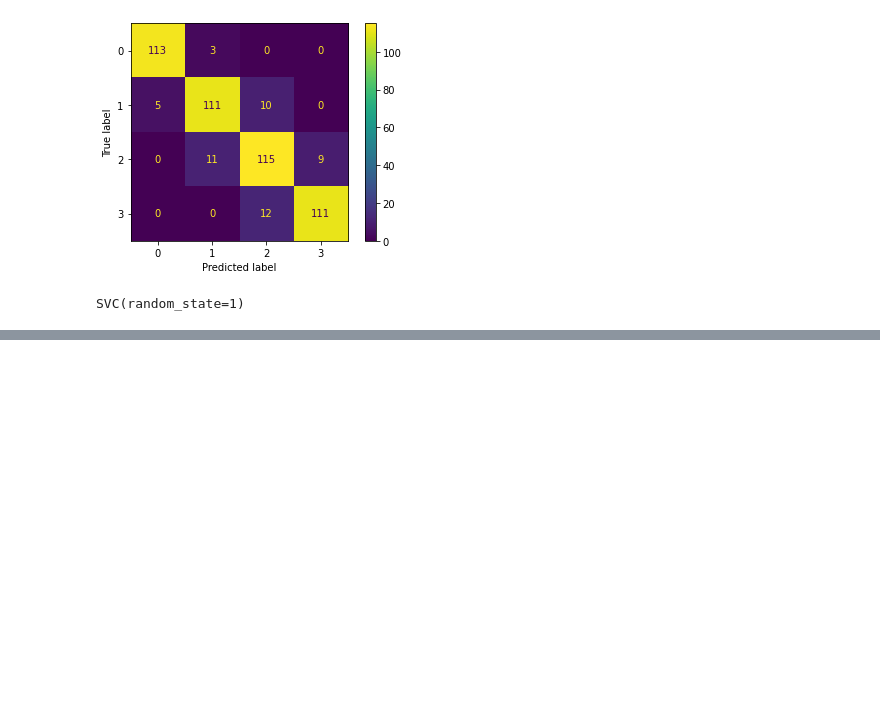
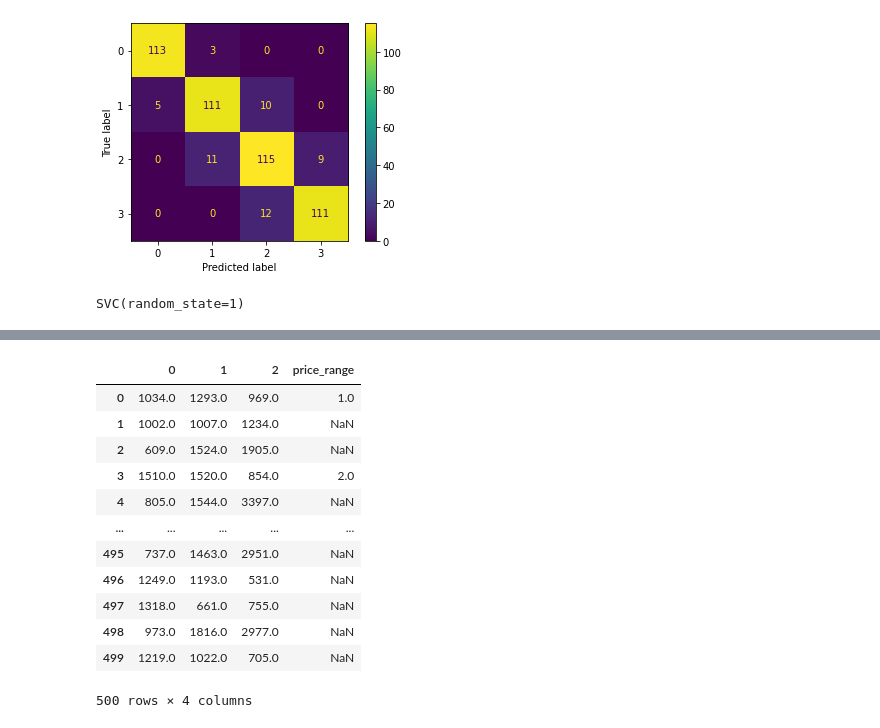
Before and after one commit to ikeinyyo/SSLTelecom, a Jupyter notebook: src/notebooks/02_Preprocessing.ipynb, the cells around one changed output, grey strips where cells are left out. Saved outputs shown, nothing was run; the diff lists cells and outputs as text; code cells hidden in the pictures; blank space fills up the shorter version.

```diff
--- a/src/notebooks/02_Preprocessing.ipynb
+++ b/src/notebooks/02_Preprocessing.ipynb
@@ -623,0 +750,22 @@ SyntaxError: invalid syntax (<ipython-input-39-b2fd5704acad>, line 1)
+# %%
+X_train, X_test, y_train, y_test = train_test_split(
+    X_train_prepared, y, test_size=0.25, random_state=1)
+# %%
+X_test_prepared = pd.DataFrame(X_test)
+X_test_prepared['price_range'] = y_test
+# %%
+X_test_prepared
+# %% [output]
+|  | 0 | 1 | 2 | price_range |
+| 0 | 1034.0 | 1293.0 | 969.0 | 1.0 |
+| 1 | 1002.0 | 1007.0 | 1234.0 | NaN |
+| 2 | 609.0 | 1524.0 | 1905.0 | NaN |
+| 3 | 1510.0 | 1520.0 | 854.0 | 2.0 |
+| 4 | 805.0 | 1544.0 | 3397.0 | NaN |
+| ... | ... | ... | ... | ... |
+| 495 | 737.0 | 1463.0 | 2951.0 | NaN |
+| 496 | 1249.0 | 1193.0 | 531.0 | NaN |
+| 497 | 1318.0 | 661.0 | 755.0 | NaN |
+| 498 | 973.0 | 1816.0 | 2977.0 | NaN |
+| 499 | 1219.0 | 1022.0 | 705.0 | NaN |
+500 rows × 4 columns
```
Also changed, not shown: parts of 36 cells of this notebook, 16 other files.
